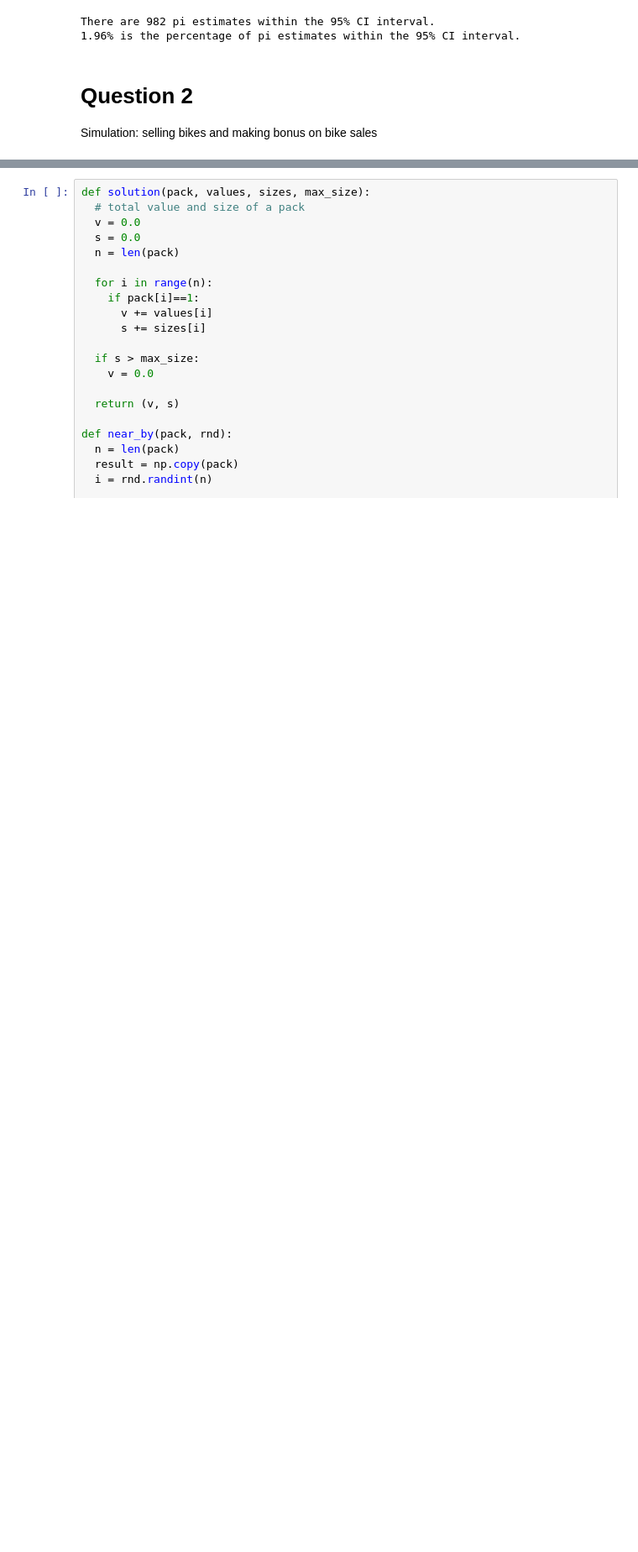
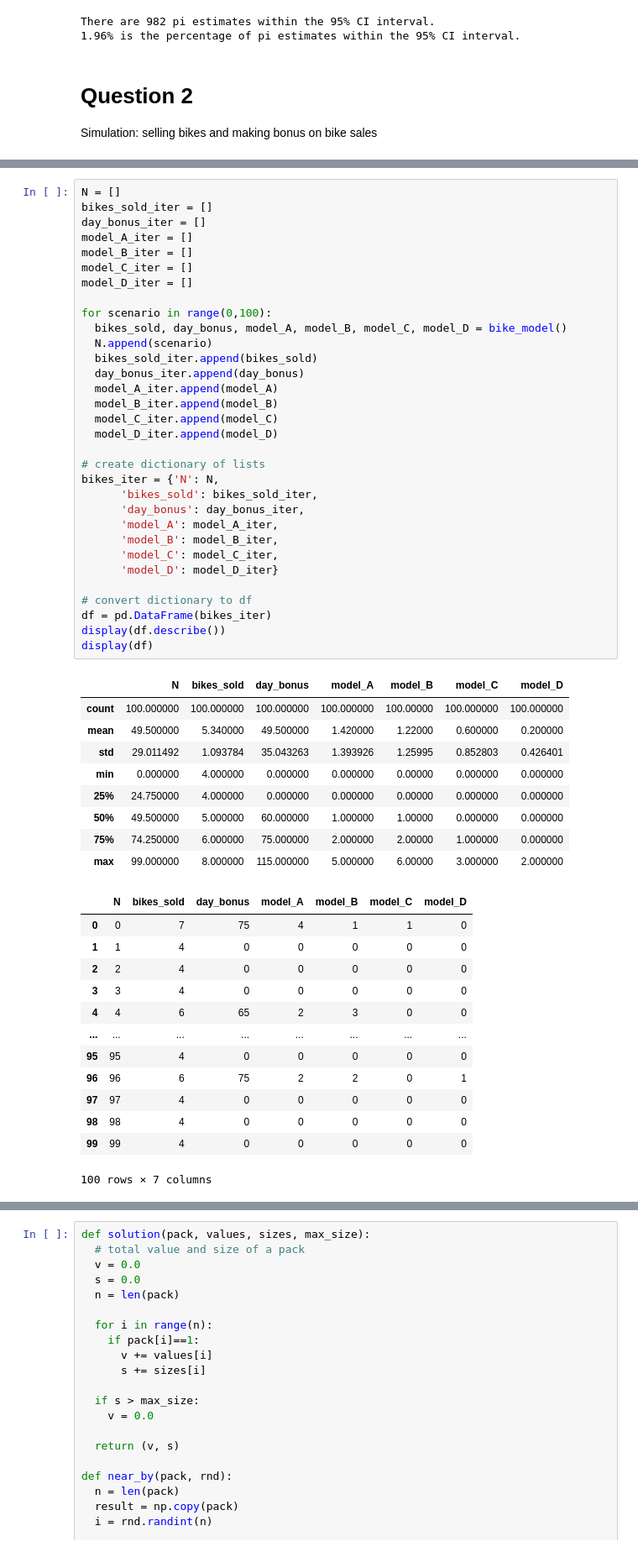
Before and after one commit to oimartin/460, a Jupyter notebook: hw4.ipynb, the cells around one changed output, grey strips where cells are left out. Shown: that part at 84% size. Drawn from its saved outputs; the diff is of its cells as text; blank space fills up the shorter version.

```diff
--- a/hw4.ipynb
+++ b/hw4.ipynb
@@ -220,0 +202,55 @@ The salesperson sold the following bikes:
+# %%
+N = []
+bikes_sold_iter = []
+day_bonus_iter = []
+model_A_iter = []
+model_B_iter = []
+model_C_iter = []
+model_D_iter = []
+
+for scenario in range(0,100):
+  bikes_sold, day_bonus, model_A, model_B, model_C, model_D = bike_model()
+  N.append(scenario)
+  bikes_sold_iter.append(bikes_sold)
+  day_bonus_iter.append(day_bonus)
+  model_A_iter.append(model_A)
+  model_B_iter.append(model_B)
+  model_C_iter.append(model_C)
+  model_D_iter.append(model_D)
+
+# create dictionary of lists
+bikes_iter = {'N': N,
+      'bikes_sold': bikes_sold_iter,
+      'day_bonus': day_bonus_iter,
+      'model_A': model_A_iter,
+      'model_B': model_B_iter,
+      'model_C': model_C_iter,
+      'model_D': model_D_iter}
+
+# convert dictionary to df
+df = pd.DataFrame(bikes_iter)
+display(df.describe())
+display(df)
+# %% [output]
+|  | N | bikes_sold | day_bonus | model_A | model_B | model_C | model_D |
+| count | 100.000000 | 100.000000 | 100.000000 | 100.000000 | 100.00000 | 100.000000 | 100.000000 |
+| mean | 49.500000 | 5.340000 | 49.500000 | 1.420000 | 1.22000 | 0.600000 | 0.200000 |
+| std | 29.011492 | 1.093784 | 35.043263 | 1.393926 | 1.25995 | 0.852803 | 0.426401 |
+| min | 0.000000 | 4.000000 | 0.000000 | 0.000000 | 0.00000 | 0.000000 | 0.000000 |
+| 25% | 24.750000 | 4.000000 | 0.000000 | 0.000000 | 0.00000 | 0.000000 | 0.000000 |
+| 50% | 49.500000 | 5.000000 | 60.000000 | 1.000000 | 1.00000 | 0.000000 | 0.000000 |
+| 75% | 74.250000 | 6.000000 | 75.000000 | 2.000000 | 2.00000 | 1.000000 | 0.000000 |
+| max | 99.000000 | 8.000000 | 115.000000 | 5.000000 | 6.00000 | 3.000000 | 2.000000 |
+|  | N | bikes_sold | day_bonus | model_A | model_B | model_C | model_D |
+| 0 | 0 | 7 | 75 | 4 | 1 | 1 | 0 |
+| 1 | 1 | 4 | 0 | 0 | 0 | 0 | 0 |
+| 2 | 2 | 4 | 0 | 0 | 0 | 0 | 0 |
+| 3 | 3 | 4 | 0 | 0 | 0 | 0 | 0 |
+| 4 | 4 | 6 | 65 | 2 | 3 | 0 | 0 |
+| ... | ... | ... | ... | ... | ... | ... | ... |
+| 95 | 95 | 4 | 0 | 0 | 0 | 0 | 0 |
+| 96 | 96 | 6 | 75 | 2 | 2 | 0 | 1 |
+| 97 | 97 | 4 | 0 | 0 | 0 | 0 | 0 |
+| 98 | 98 | 4 | 0 | 0 | 0 | 0 | 0 |
+| 99 | 99 | 4 | 0 | 0 | 0 | 0 | 0 |
+100 rows × 7 columns
```
Also changed, not shown: parts of 3 cells of this notebook.
